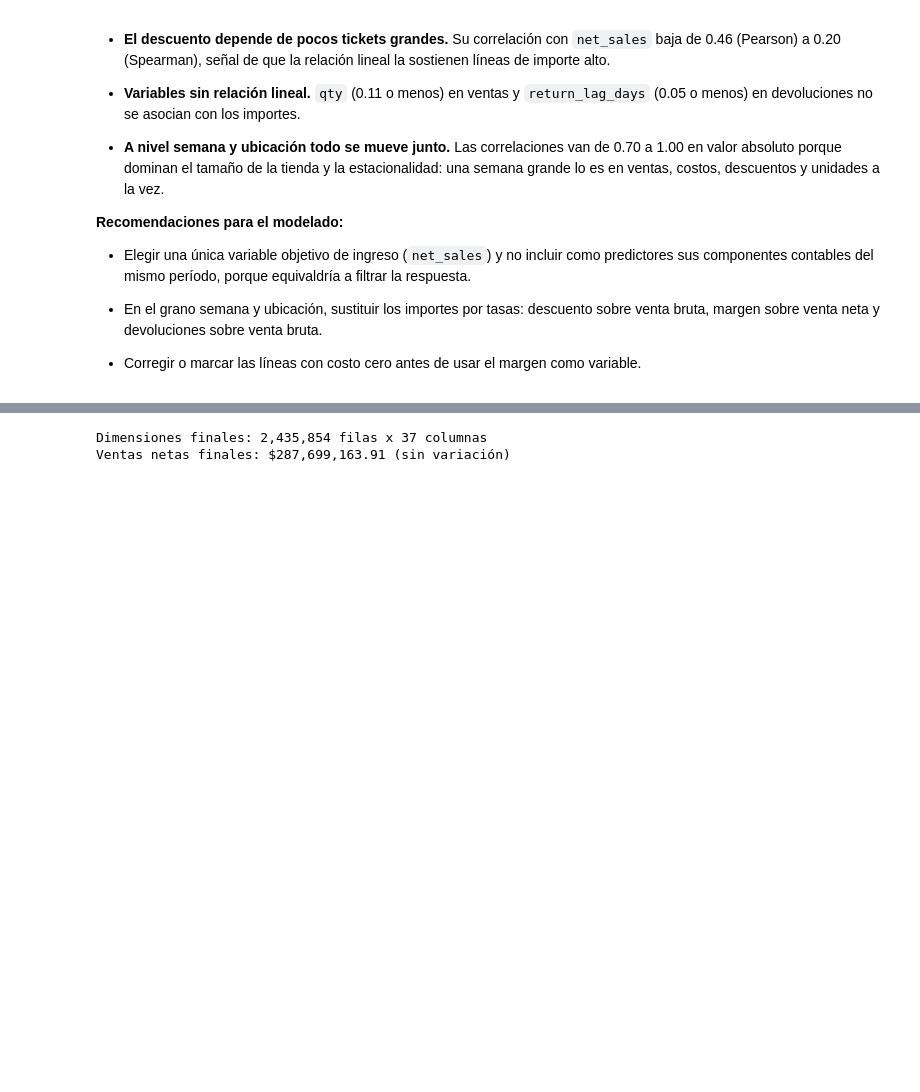
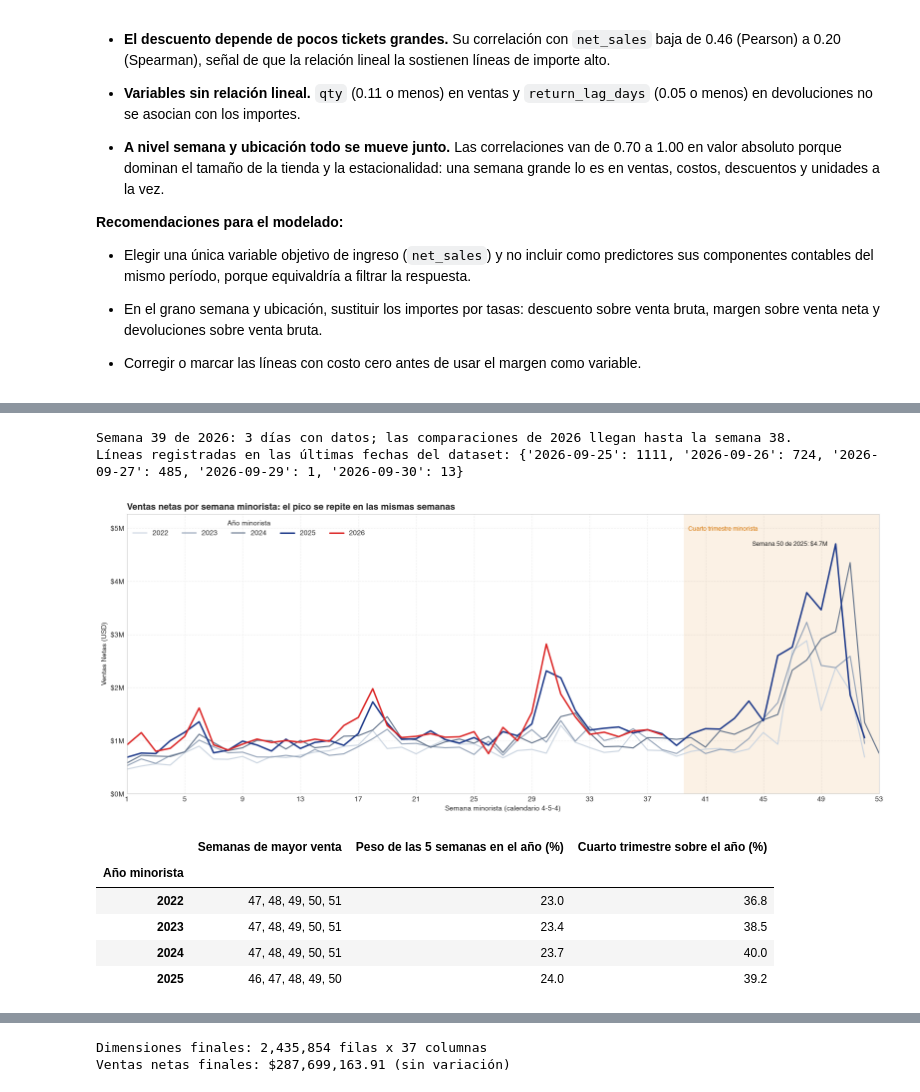
Before and after one commit to geramargonzalez/sales-revenue-datascience, a Jupyter notebook: sales-revenue-jewery.ipynb, the cells around one changed output, grey strips where cells are left out. Cells and saved outputs as stored; diff of their text form; code cells hidden in the pictures; blank space fills up the shorter version.

```diff
--- a/sales-revenue-jewery.ipynb
+++ b/sales-revenue-jewery.ipynb
@@ -1157,0 +1309,53 @@ De ellas, con cogs == 0 y margin == 0: 58,205 (ventas netas asociadas: $2,855,92
+# %%
+# Ventas netas por semana minorista (calendario 4-5-4), un trazo por año
+venta_semanal = aux.pivot_table(index='semana_minorista', columns='anio_minorista', values='venta_neta', aggfunc='sum')
+
+# La última semana de 2026 solo se usa si tiene sus siete días
+ultima_2026 = aux.loc[aux['anio_minorista'] == 2026, 'semana_minorista'].max()
+dias_ultima = fecha[(aux['anio_minorista'] == 2026) & (aux['semana_minorista'] == ultima_2026)].dt.date.nunique()
+semana_corte = ultima_2026 if dias_ultima == 7 else ultima_2026 - 1
+venta_semanal.loc[venta_semanal.index > semana_corte, 2026] = np.nan
+lineas_ultimos_dias = df.groupby('date').size().tail(5)
+print(f"Semana {ultima_2026} de 2026: {dias_ultima} días con datos; las comparaciones de 2026 llegan hasta la semana {semana_corte}.")
+print('Líneas registradas en las últimas fechas del dataset:', lineas_ultimos_dias.to_dict())
+
+tonos_semana = {2022: '#CBD5E1', 2023: COLOR_NEUTRO_CLARO, 2024: COLOR_NEUTRO, 2025: COLOR_PRIMARIO, 2026: COLOR_ALERTA}
+fig, ax = plt.subplots(figsize=(16, 6.5))
+ax.axvspan(39.5, 53.5, color=COLOR_COSTO, alpha=0.10, linewidth=0)
+for anio in venta_semanal.columns:
+    serie = venta_semanal[anio].dropna()
+    ax.plot(serie.index, serie.values, linewidth=2.2 if anio >= 2025 else 1.6, color=tonos_semana[anio], label=str(anio))
+semana_pico = venta_semanal[2025].idxmax()
+ax.annotate(f'Semana {semana_pico} de 2025: ${venta_semanal[2025].max() / 1e6:.1f}M',
+            (semana_pico, venta_semanal[2025].max()), xytext=(-12, 0), textcoords='offset points',
+            ha='right', va='center', fontsize=9)
+ax.text(39.8, venta_semanal.max().max() * 1.06, 'Cuarto trimestre minorista', fontsize=9, color=COLOR_COSTO, va='center')
+ax.set_xlim(1, 53)
+ax.set_ylim(0, venta_semanal.max().max() * 1.12)
+ax.set_xticks(range(1, 54, 4))
+ax.yaxis.set_major_formatter(fmt_millones)
+ax.set_title('Ventas netas por semana minorista: el pico se repite en las mismas semanas', loc='left', fontsize=13, fontweight='bold')
+ax.set_xlabel('Semana minorista (calendario 4-5-4)')
+ax.set_ylabel('Ventas Netas (USD)')
+ax.legend(title='Año minorista', ncol=5, loc='upper left')
+plt.tight_layout()
+plt.show()
+
+# Semanas de mayor venta y su peso en el año (años completos)
+pico_semanal = pd.DataFrame({
+    'Semanas de mayor venta': {a: ', '.join(map(str, venta_semanal[a].nlargest(5).index.sort_values())) for a in ANIOS_COMPLETOS},
+    'Peso de las 5 semanas en el año (%)': {a: venta_semanal[a].nlargest(5).sum() / venta_semanal[a].sum() * 100 for a in ANIOS_COMPLETOS},
+    'Cuarto trimestre sobre el año (%)': {a: venta_semanal.loc[40:, a].sum() / venta_semanal[a].sum() * 100 for a in ANIOS_COMPLETOS}
+})
+pico_semanal.index.name = 'Año minorista'
+display(pico_semanal.round(1))
+# %% [output]
+Semana 39 de 2026: 3 días con datos; las comparaciones de 2026 llegan hasta la semana 38.
+Líneas registradas en las últimas fechas del dataset: {'2026-09-25': 1111, '2026-09-26': 724, '2026-09-27': 485, '2026-09-29': 1, '2026-09-30': 13}
+[figure, added]
+|  | Semanas de mayor venta | Peso de las 5 semanas en el año (%) | Cuarto trimestre sobre el año (%) |
+| Año minorista |  |  |  |
+| 2022 | 47, 48, 49, 50, 51 | 23.0 | 36.8 |
+| 2023 | 47, 48, 49, 50, 51 | 23.4 | 38.5 |
+| 2024 | 47, 48, 49, 50, 51 | 23.7 | 40.0 |
+| 2025 | 46, 47, 48, 49, 50 | 24.0 | 39.2 |
```
Also changed, not shown: parts of 29 cells of this notebook, 1 other file.
